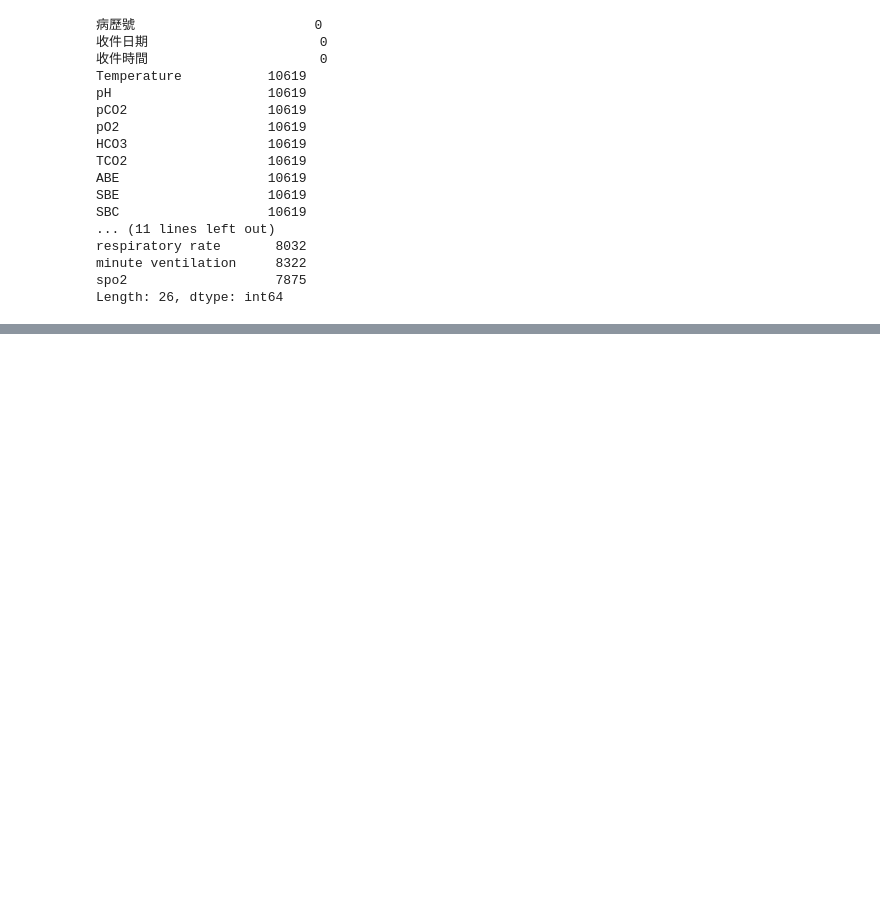
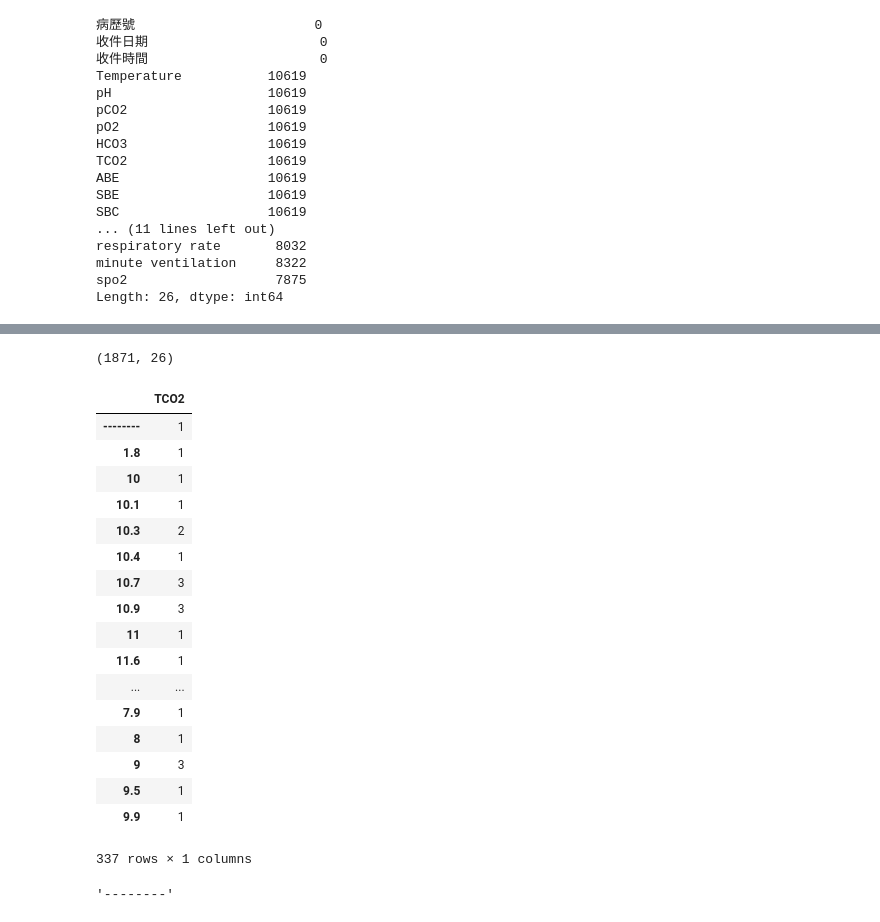
Before and after one commit to yungshun317/sklearn-aftygh-respiratory-therapy, a Jupyter notebook: aftygh_respiratory_therapy.ipynb, the cells around one changed output, grey strips where cells are left out. Drawn from its saved outputs; the diff is of its cells as text; code cells hidden in the pictures; blank space fills up the shorter version.

Commit message:
[FEAT] Replace invalid data

```diff
--- a/aftygh_respiratory_therapy.ipynb
+++ b/aftygh_respiratory_therapy.ipynb
@@ -129,0 +84,31 @@ memory usage: 394.7+ KB
+# %%
+merged_data_dropna = merged_data.dropna(subset=['Temperature', 'pH', 'pCO2', 'pO2', 'HCO3', 'TCO2', 'ABE', 'SBE', 'SBC', 'SAT'], how='all')
+merged_data_dropna.shape
+# %% [output]
+(1871, 26)
+# %%
+merged_data_tco2 = merged_data_dropna['TCO2'].value_counts().sort_index().to_frame()
+merged_data_tco2
+# %% [output]
+|  | TCO2 |
+| -------- | 1 |
+| 1.8 | 1 |
+| 10 | 1 |
+| 10.1 | 1 |
+| 10.3 | 2 |
+| 10.4 | 1 |
+| 10.7 | 3 |
+| 10.9 | 3 |
+| 11 | 1 |
+| 11.6 | 1 |
+| ... | ... |
+| 7.9 | 1 |
+| 8 | 1 |
+| 9 | 3 |
+| 9.5 | 1 |
+| 9.9 | 1 |
+337 rows × 1 columns
+# %%
+merged_data_tco2.index[0]
+# %% [output]
+'--------'
```
Also changed, not shown: parts of 22 cells of this notebook.
